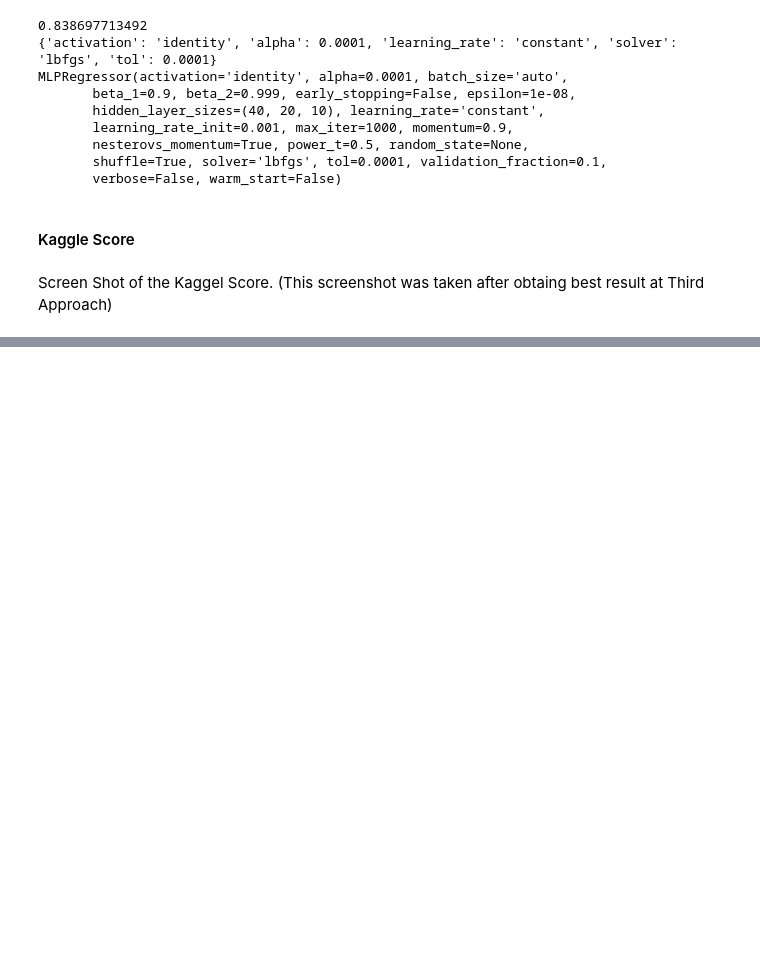
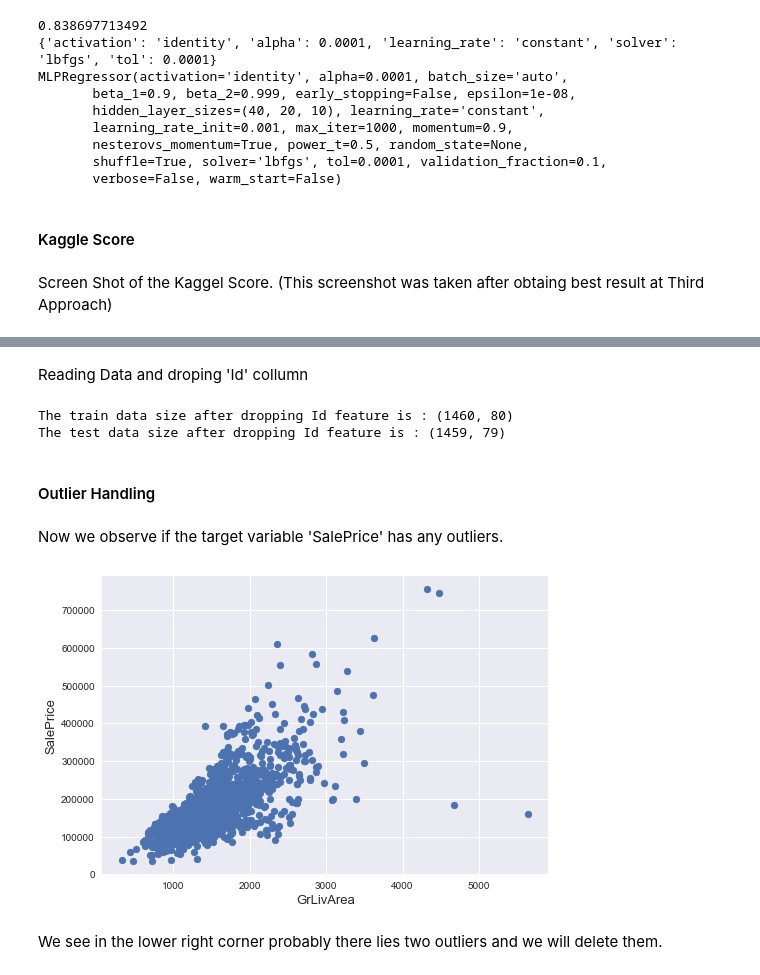
Before and after one commit to Tamim-MR14/House_Price, a Jupyter notebook: House_Price_AI-23.ipynb, the cells around one changed output, grey strips where cells are left out. Drawn from its saved outputs; the diff is of its cells as text; code cells hidden in the pictures; blank space fills up the shorter version.

```diff
--- a/House_Price_AI-23.ipynb
+++ b/House_Price_AI-23.ipynb
@@ -291,0 +299,55 @@ Screen Shot of the Kaggel Score. (This screenshot was taken after obtaing best r
+# %%
+import pandas as pd
+import numpy as np
+from sklearn.model_selection import cross_val_score
+from sklearn.model_selection import GridSearchCV
+from sklearn.model_selection import RandomizedSearchCV
+from sklearn.neural_network import MLPRegressor
+from sklearn.metrics import make_scorer
+from sklearn.metrics import mean_squared_error
+from sklearn.preprocessing import StandardScaler
+from sklearn.preprocessing import LabelEncoder
+from sklearn.utils import check_random_state
+%matplotlib inline
+import matplotlib.pyplot as plt  # Matlab-style plotting
+import seaborn as sns
+color = sns.color_palette()
+sns.set_style('darkgrid')
+import warnings
+def ignore_warn(*args, **kwargs):
+    pass
+warnings.warn = ignore_warn #ignore annoying warning (from sklearn and seaborn)
+
+
+from scipy import stats
+from scipy.stats import norm, skew #for some statistics
+# %% [markdown]
+Reading Data and droping 'Id' collumn
+# %%
+train = pd.read_csv('train.csv')
+test = pd.read_csv('test.csv')
+train_ID = train['Id']
+test_ID = test['Id']
+#Dropping the  'Id' colum since it's unnecessary for  the prediction process.
+train.drop("Id", axis = 1, inplace = True)
+test.drop("Id", axis = 1, inplace = True)
+#checking the data size after dropping the 'Id' variable
+print("\nThe train data size after dropping Id feature is : {} ".format(train.shape))
+print("The test data size after dropping Id feature is : {} ".format(test.shape))
+# %% [output]
+The train data size after dropping Id feature is : (1460, 80)
+The test data size after dropping Id feature is : (1459, 79)
+# %% [markdown]
+#### Outlier Handling
+# %% [markdown]
+Now we observe if the target variable 'SalePrice' has any outliers.
+# %%
+fig, ax = plt.subplots()
+ax.scatter(x = train['GrLivArea'], y = train['SalePrice'])
+plt.ylabel('SalePrice', fontsize=13)
+plt.xlabel('GrLivArea', fontsize=13)
+plt.show()
+# %% [output]
+[figure, added]
+# %% [markdown]
+We see in the lower right corner probably there lies two outliers and we will delete them.
```
Also changed, not shown: parts of 8 cells of this notebook.
